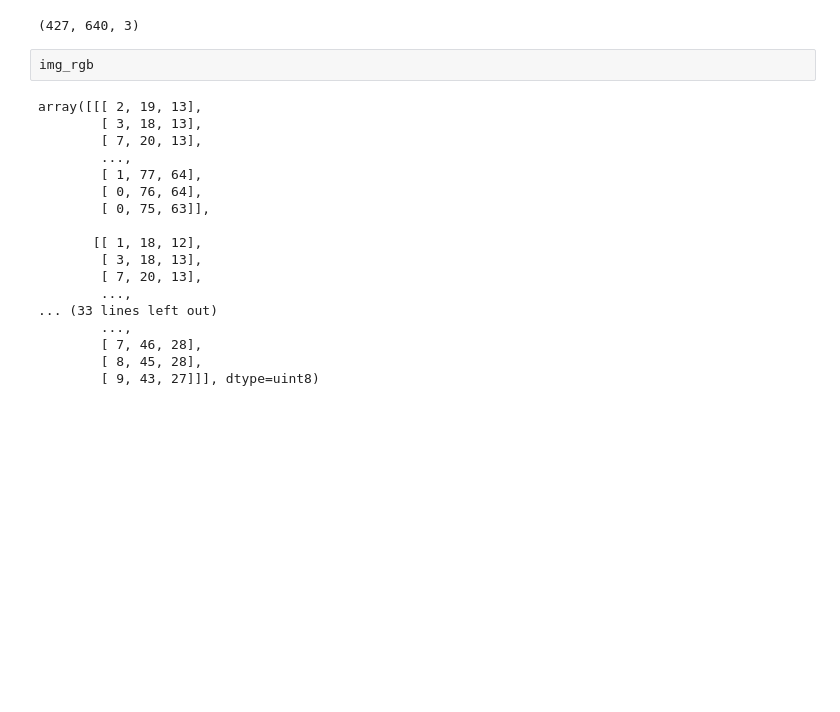
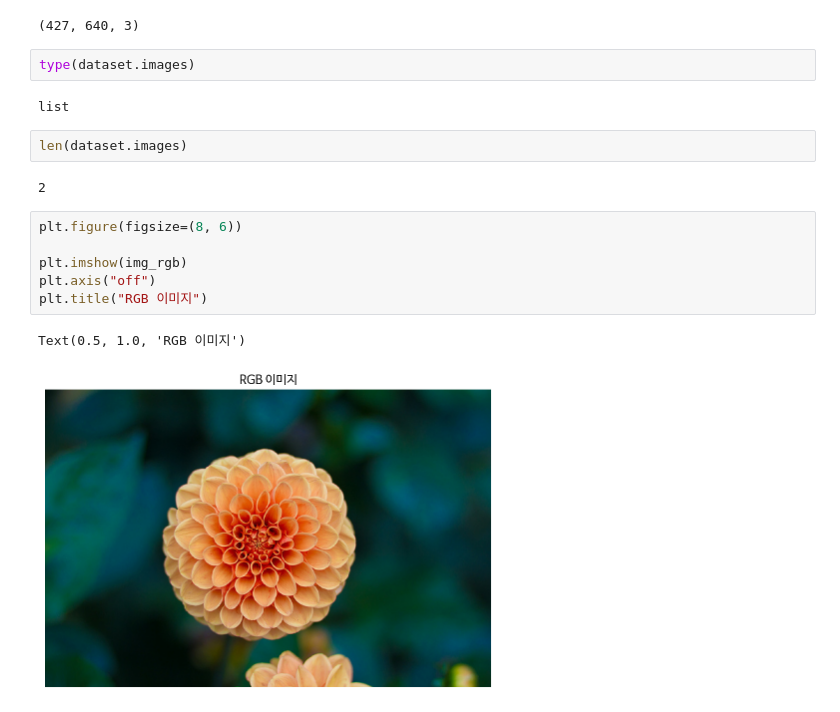
Before and after one commit to ai7dnn/2021-AI-for-everyone, a Jupyter notebook: code/00_이미지_그리기.ipynb, the cells around one changed output. Drawn from its saved outputs; the diff is of its cells as text; blank space fills up the shorter version.

```diff
--- a/code/00_이미지_그리기.ipynb
+++ b/code/00_이미지_그리기.ipynb
@@ -42,23 +50,20 @@ img_rgb = dataset.images[1]
 img_rgb.shape
 # %% [output]
 (427, 640, 3)
-# %%
-img_rgb
-# %% [output]
-array([[[ 2, 19, 13],
-        [ 3, 18, 13],
-        [ 7, 20, 13],
-        ...,
-        [ 1, 77, 64],
-        [ 0, 76, 64],
-        [ 0, 75, 63]],
-
-       [[ 1, 18, 12],
-        [ 3, 18, 13],
-        [ 7, 20, 13],
-        ...,
-... (33 lines left out)
-        ...,
-        [ 7, 46, 28],
-        [ 8, 45, 28],
-        [ 9, 43, 27]]], dtype=uint8)
+# %%
+type(dataset.images)
+# %% [output]
+list
+# %%
+len(dataset.images)
+# %% [output]
+2
+# %%
+plt.figure(figsize=(8, 6))
+
+plt.imshow(img_rgb)
+plt.axis("off")
+plt.title("RGB 이미지")
+# %% [output]
+Text(0.5, 1.0, 'RGB 이미지')
+[figure, added]
```
Also changed, not shown: parts of 7 cells of this notebook.
